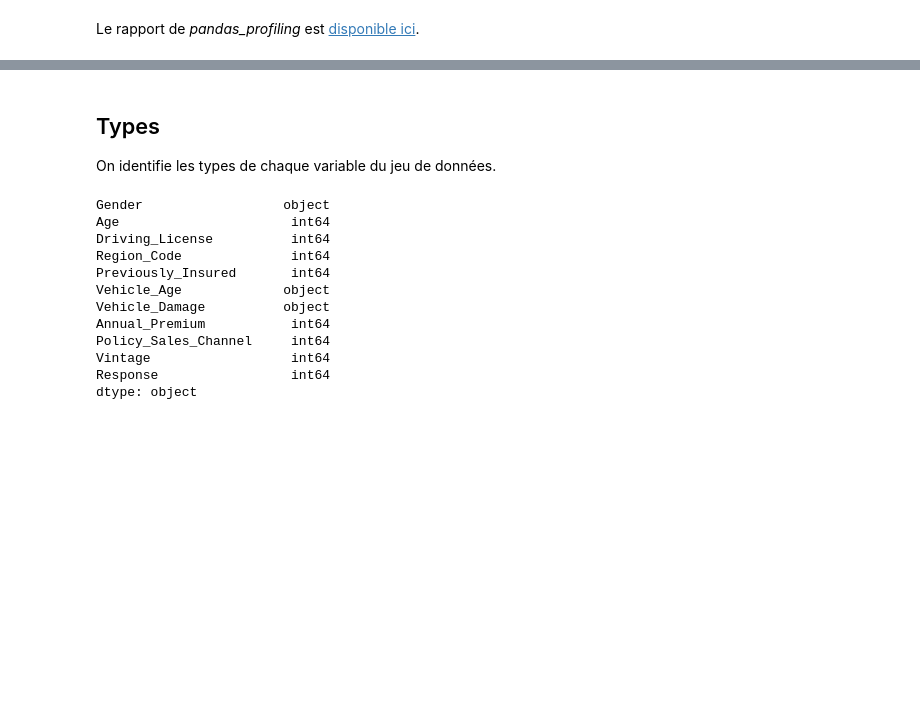
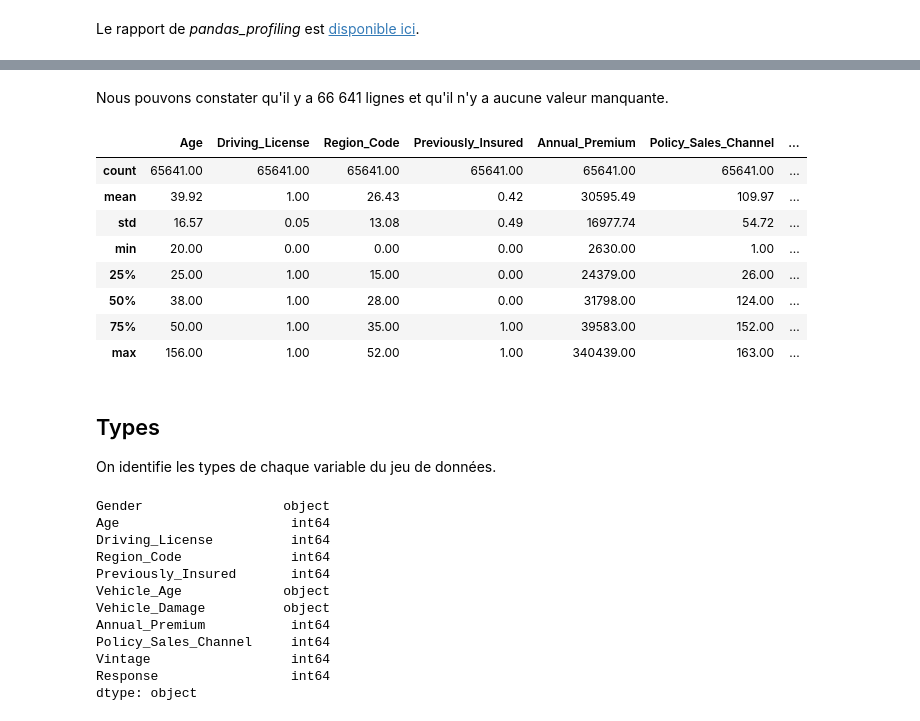
Before and after one commit to claviermathieu/ISFA-prj-datascience, a Jupyter notebook: book/_build/jupyter_execute/docs/1_desc/10_description.ipynb, the cells around one changed output, grey strips where cells are left out. Drawn from its saved outputs; the diff is of its cells as text; code cells hidden in the pictures; blank space fills up the shorter version.

```diff
--- a/book/_build/jupyter_execute/docs/1_desc/10_description.ipynb
+++ b/book/_build/jupyter_execute/docs/1_desc/10_description.ipynb
@@ -38,3 +66,17 @@ Le rapport de *pandas_profiling* est <a href = "https://www.data.mclavier.com/pr
+# %% [markdown]
+Nous pouvons constater qu'il y a 66 641 lignes et qu'il n'y a aucune valeur manquante.
+# %%
+train.describe().round(2)
+# %% [output]
+|  | Age | Driving_License | Region_Code | Previously_Insured | Annual_Premium | Policy_Sales_Channel | ... |
+| count | 65641.00 | 65641.00 | 65641.00 | 65641.00 | 65641.00 | 65641.00 | ... |
+| mean | 39.92 | 1.00 | 26.43 | 0.42 | 30595.49 | 109.97 | ... |
+| std | 16.57 | 0.05 | 13.08 | 0.49 | 16977.74 | 54.72 | ... |
+| min | 20.00 | 0.00 | 0.00 | 0.00 | 2630.00 | 1.00 | ... |
+| 25% | 25.00 | 1.00 | 15.00 | 0.00 | 24379.00 | 26.00 | ... |
+| 50% | 38.00 | 1.00 | 28.00 | 0.00 | 31798.00 | 124.00 | ... |
+| 75% | 50.00 | 1.00 | 35.00 | 1.00 | 39583.00 | 152.00 | ... |
+| max | 156.00 | 1.00 | 52.00 | 1.00 | 340439.00 | 163.00 | ... |
 # %% [markdown]
 ## Types
 
```
Also changed, not shown: parts of 9 cells of this notebook, 19 other files.
